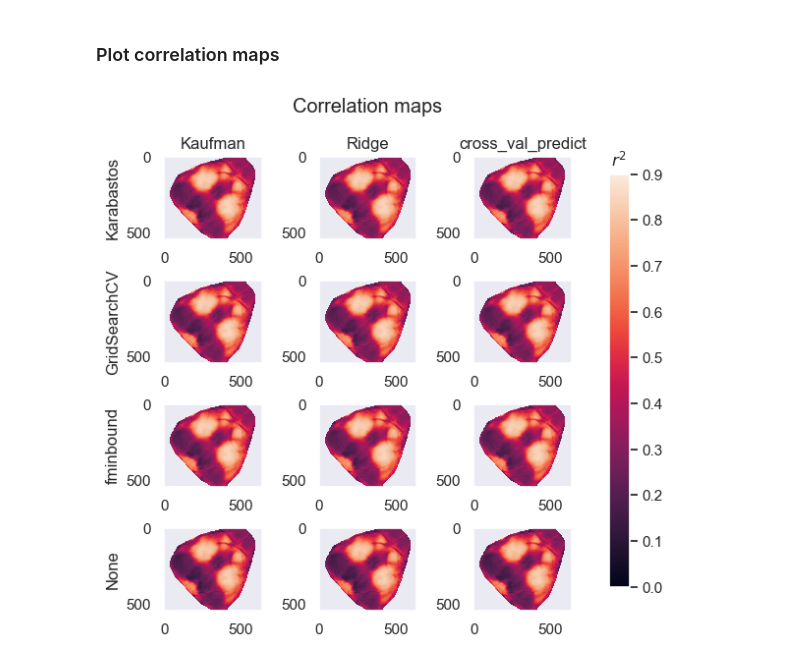
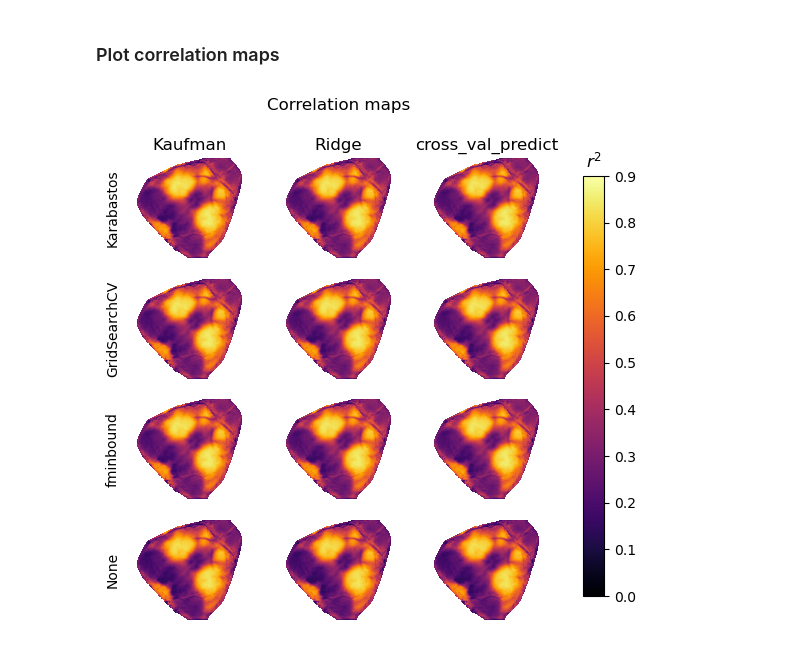
Before and after one commit to msokolet/regbench, a Jupyter notebook: pipeline.ipynb, the cells around one changed output. Cells and saved outputs as stored; diff of their text form; code cells hidden in the pictures.

Commit message:
clearer corr plots

```diff
--- a/pipeline.ipynb
+++ b/pipeline.ipynb
@@ -14,7 +14,7 @@ import numpy as np
 import pandas as pd
 import seaborn as sns
 from matplotlib import pyplot as plt
-from sklearn.linear_model import Ridge
+from sklearn.linear_model import Ridge, LinearRegression
 from sklearn.model_selection import  GridSearchCV, cross_val_predict
 from sklearn.metrics import r2_score
 from scipy.optimize import fminbound
@@ -40,7 +40,7 @@ opts['test_range'] =  np.concatenate([np.arange(1, 2000, 500),
                                       np.arange(15000, 30000, 5000)]) # Range to test in cross-validated alpha estimation methods
 opts['n_jobs'] = -1 # Num of concurrently running workers in cross-validated alpha estimation methods. -1 uses the full CPU capacity.
 opts['scoring'] = 'r2' # Method of scoring in cross-validated alpha estimation methods
-opts['xtol'] = 100 # Convergence tolerance for the fminbound alpha estimation method
+opts['xtol'] = 1000 # Convergence tolerance for the fminbound alpha estimation method
 # %% [markdown]
 ### Load data and design matrix
 # %%
@@ -128,24 +128,29 @@ for nx, crossval_method in enumerate(opts['crossval_mets']):
 # %% [markdown]
 ### Plot correlation maps
 # %%
+opts['alpha_mets'] = ['Karabastos', 'GridSearchCV', 'fminbound', 'None']
+
 corr_fig, corr_ax = plt.subplots(len(opts['alpha_mets']), len(opts['crossval_mets']), figsize=(7, 6))
 plt.suptitle('Correlation maps')
 
 [axi.grid(False) for axi in corr_ax.ravel()]
+[axi.spines[['bottom', 'left', 'right', 'top']].set_visible(False) for axi in corr_ax.ravel()]
+[axi.set_xticks([]) for axi in corr_ax.ravel()]
+[axi.set_yticks([]) for axi in corr_ax.ravel()]
 
 plots = {}
 for nx, crossval_method in enumerate(opts['crossval_mets']):
     for ny, alpha_method in enumerate(opts['alpha_mets']):
-        plots[ny, nx] = corr_ax[ny, nx].imshow(corrs[crossval_method, alpha_method], vmin=0, vmax=0.9)
+        plots[ny, nx] = corr_ax[ny, nx].imshow(corrs[crossval_method, alpha_method], cmap='inferno', vmin=0, vmax=0.9)
         if ny == 0: corr_ax[ny, nx].set_title(crossval_method)
         if nx == 0:
             corr_ax[ny, nx].set_ylabel(alpha_method)
 
-corr_fig.subplots_adjust(left=0.2, right=0.8, wspace=0.5, hspace=0.5)
+corr_fig.subplots_adjust(left=0.2, right=0.8)
 cbar_ax = corr_fig.add_axes([0.85, 0.15, 0.03, 0.7])
 cbar = corr_fig.colorbar(plots[0, 0], cax=cbar_ax, orientation='vertical')
 cbar_ax.set_title('$r^2$');
 
 rb.save_fig(sum_fig, opts, name='rb_corrs') # Save plot
 # %% [output]
-[figure, old version]
+[figure, new version]
```
Also changed, not shown: parts of 1 cell of this notebook.
